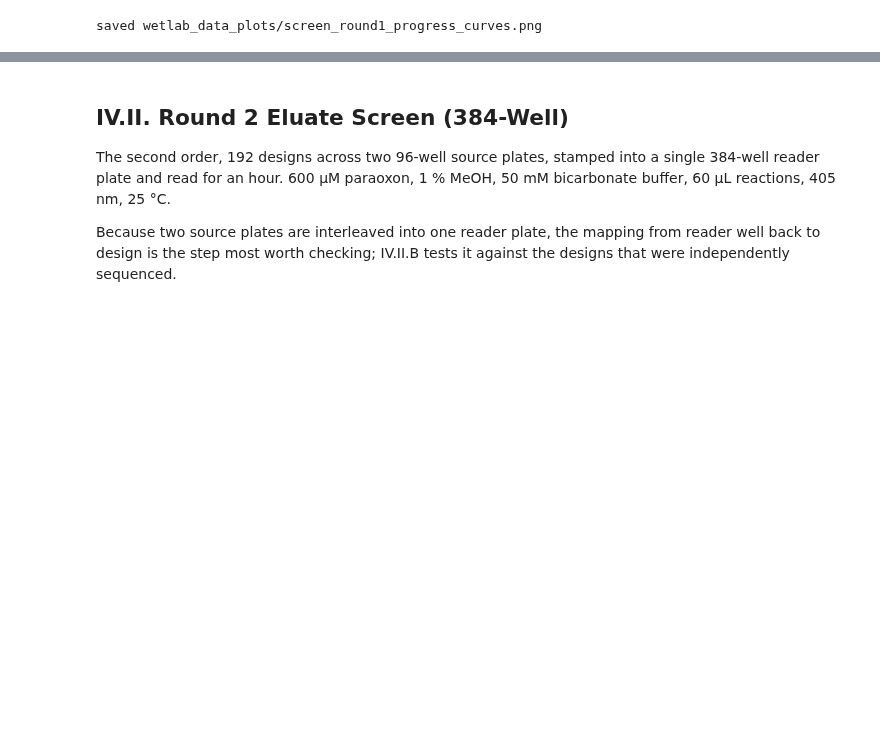
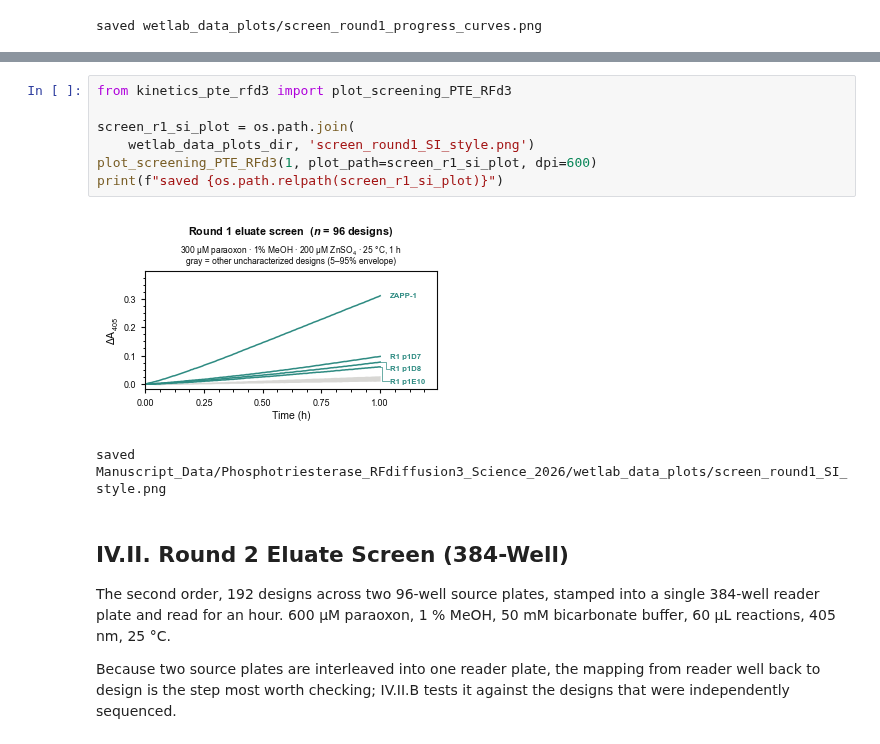
Before and after one commit to baker-laboratory/Metallohydrolase_Enzyme_Design, a Jupyter notebook: Manuscript_Data/Phosphotriesterase_RFdiffusion3_Science_2026/wetlab_data_analysis.ipynb, the cells around one changed output, grey strips where cells are left out. Drawn from its saved outputs; the diff is of its cells as text; blank space fills up the shorter version.

Commit message:
Add RFdiffusion3 SI-style screening views alongside existing plots

```diff
--- a/Manuscript_Data/Phosphotriesterase_RFdiffusion3_Science_2026/wetlab_data_analysis.ipynb
+++ b/Manuscript_Data/Phosphotriesterase_RFdiffusion3_Science_2026/wetlab_data_analysis.ipynb
@@ -1145,3 +1155,13 @@ saved wetlab_data_plots/screen_round1_progress_curves.png
+# %%
+from kinetics_pte_rfd3 import plot_screening_PTE_RFd3
+
+screen_r1_si_plot = os.path.join(
+    wetlab_data_plots_dir, 'screen_round1_SI_style.png')
+plot_screening_PTE_RFd3(1, plot_path=screen_r1_si_plot, dpi=600)
+print(f"saved {os.path.relpath(screen_r1_si_plot)}")
+# %% [output]
+[figure, added]
+saved Manuscript_Data/Phosphotriesterase_RFdiffusion3_Science_2026/wetlab_data_plots/screen_round1_SI_style.png
 # %% [markdown]
 ## IV.II. Round 2 Eluate Screen (384-Well)
 
```
Also changed, not shown: parts of 3 cells of this notebook, 5 other files.
